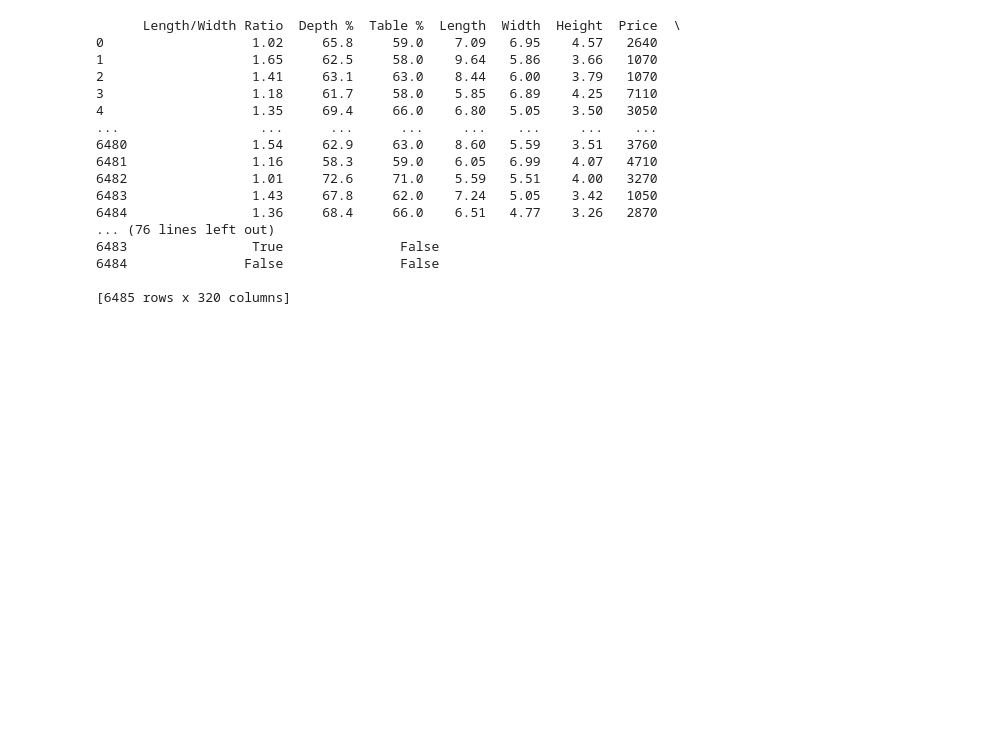
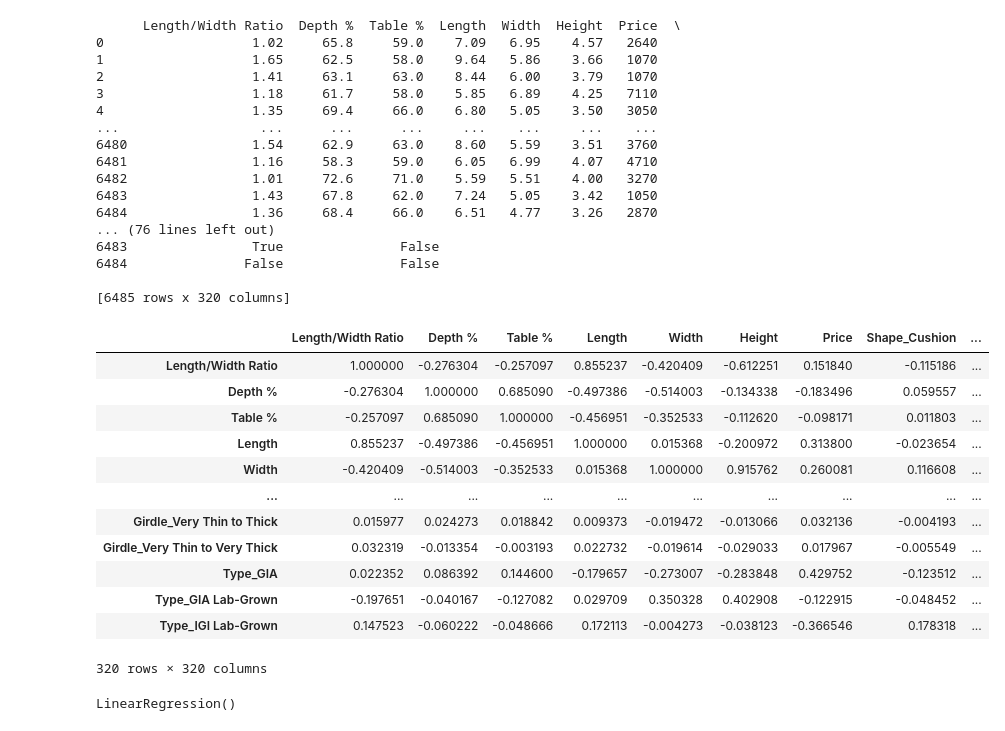
Before and after one commit to AIsbrecht/diamond_prices, a Jupyter notebook: diamonds_main.ipynb, the cells around one changed output. Saved outputs shown, nothing was run; the diff lists cells and outputs as text; code cells hidden in the pictures; blank space fills up the shorter version.

Commit message:
Tried out Linear Regression

```diff
--- a/diamonds_main.ipynb
+++ b/diamonds_main.ipynb
@@ -458,3 +459,19 @@ print(df_encoded)
 6484               False               False
 
 [6485 rows x 320 columns]
+# %%
+df_encoded.corr(method='pearson')
+# %% [output]
+|  | Length/Width Ratio | Depth % | Table % | Length | Width | Height | Price | Shape_Cushion | ... |
+| Length/Width Ratio | 1.000000 | -0.276304 | -0.257097 | 0.855237 | -0.420409 | -0.612251 | 0.151840 | -0.115186 | ... |
+| Depth % | -0.276304 | 1.000000 | 0.685090 | -0.497386 | -0.514003 | -0.134338 | -0.183496 | 0.059557 | ... |
+| Table % | -0.257097 | 0.685090 | 1.000000 | -0.456951 | -0.352533 | -0.112620 | -0.098171 | 0.011803 | ... |
+| Length | 0.855237 | -0.497386 | -0.456951 | 1.000000 | 0.015368 | -0.200972 | 0.313800 | -0.023654 | ... |
+| Width | -0.420409 | -0.514003 | -0.352533 | 0.015368 | 1.000000 | 0.915762 | 0.260081 | 0.116608 | ... |
+| ... | ... | ... | ... | ... | ... | ... | ... | ... | ... |
+| Girdle_Very Thin to Thick | 0.015977 | 0.024273 | 0.018842 | 0.009373 | -0.019472 | -0.013066 | 0.032136 | -0.004193 | ... |
+| Girdle_Very Thin to Very Thick | 0.032319 | -0.013354 | -0.003193 | 0.022732 | -0.019614 | -0.029033 | 0.017967 | -0.005549 | ... |
+| Type_GIA | 0.022352 | 0.086392 | 0.144600 | -0.179657 | -0.273007 | -0.283848 | 0.429752 | -0.123512 | ... |
+| Type_GIA Lab-Grown | -0.197651 | -0.040167 | -0.127082 | 0.029709 | 0.350328 | 0.402908 | -0.122915 | -0.048452 | ... |
+| Type_IGI Lab-Grown | 0.147523 | -0.060222 | -0.048666 | 0.172113 | -0.004273 | -0.038123 | -0.366546 | 0.178318 | ... |
+320 rows × 320 columns
@@ -460,0 +481,5 @@ print(df_encoded)
+# %%
+model = LinearRegression()
+model.fit(X, y)
+# %% [output]
+LinearRegression()
```
Also changed, not shown: parts of 6 cells of this notebook.
